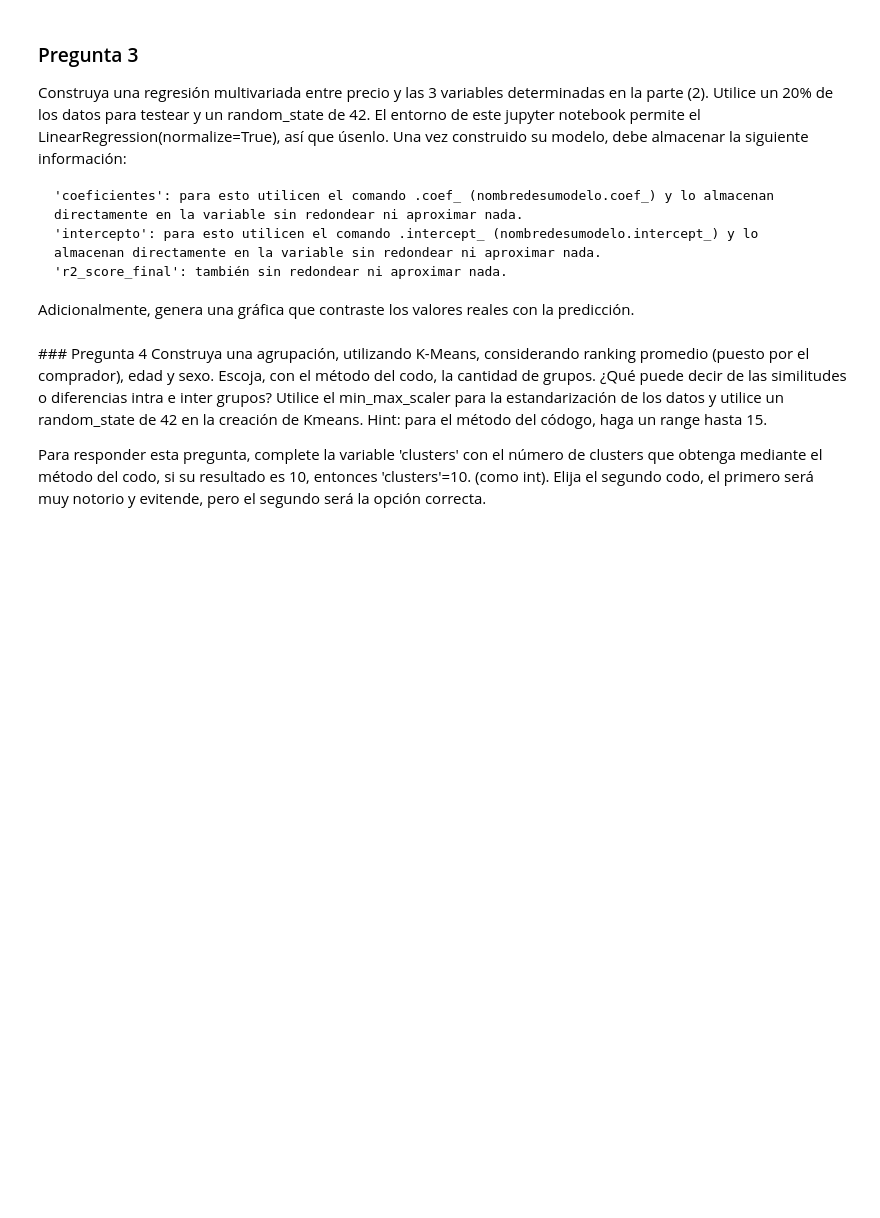
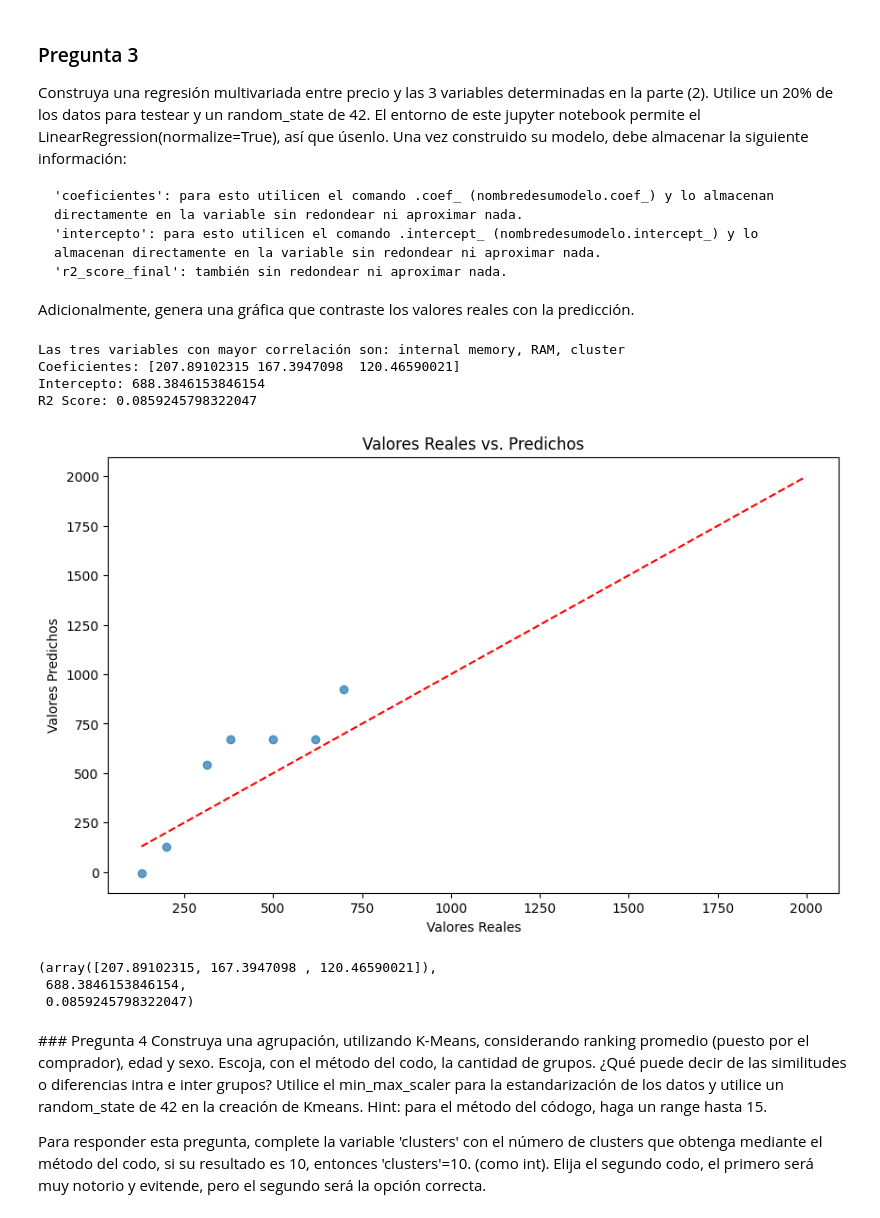
Before and after one commit to Carolinsrainbow/UC_AnalisisdeDatosEnPython, a Jupyter notebook: Laboratorio4.ipynb, the cells around one changed output. Saved outputs shown, nothing was run; the diff lists cells and outputs as text; code cells hidden in the pictures; blank space fills up the shorter version.

```diff
--- a/Laboratorio4.ipynb
+++ b/Laboratorio4.ipynb
@@ -159,0 +204,65 @@ raise NotImplementedError
+# %%
+
+
+# Seleccionar solo las columnas numéricas
+numeric_data = data.select_dtypes(include=[float, int])
+
+# Calcular la correlación (bivariada) entre el precio y todas las variables cuantitativas
+correlations = numeric_data.corr()['price'].sort_values(ascending=False)
+
+# Seleccionar las tres variables con mayor correlación con el precio
+top_correlations = correlations.index[1:4]  # Excluir 'price' mismo
+variable_1 = top_correlations[0]
+variable_2 = top_correlations[1]
+variable_3 = top_correlations[2]
+
+# Mostrar las variables seleccionadas
+print(f"Las tres variables con mayor correlación son: {variable_1}, {variable_2}, {variable_3}")
+
+# Seleccionar las variables independientes y la variable dependiente
+X = data[[variable_1, variable_2, variable_3]]
+y = data['price']
+
+# Dividir los datos en conjuntos de entrenamiento y prueba
+X_train, X_test, y_train, y_test = train_test_split(X, y, test_size=0.2, random_state=42)
+
+# Normalizar los datos
+scaler = StandardScaler()
+X_train = scaler.fit_transform(X_train)
+X_test = scaler.transform(X_test)
+
+# Crear el modelo de regresión lineal
+model = LinearRegression()
+model.fit(X_train, y_train)
+
+# Obtener los coeficientes, intercepto y r2_score
+coeficientes = model.coef_
+intercepto = model.intercept_
+y_pred = model.predict(X_test)
+r2_score_final = r2_score(y_test, y_pred)
+
+# Imprimir los resultados
+print("Coeficientes:", coeficientes)
+print("Intercepto:", intercepto)
+print("R2 Score:", r2_score_final)
+
+# Generar la gráfica que contraste los valores reales con la predicción
+plt.figure(figsize=(10, 6))
+plt.scatter(y_test, y_pred, alpha=0.7)
+plt.plot([y.min(), y.max()], [y.min(), y.max()], '--', color='red')
+plt.xlabel('Valores Reales')
+plt.ylabel('Valores Predichos')
+plt.title('Valores Reales vs. Predichos')
+plt.show()
+
+# Almacenar los resultados en variables
+coeficientes, intercepto, r2_score_final
+# %% [output]
+Las tres variables con mayor correlación son: internal memory, RAM, cluster
+Coeficientes: [207.89102315 167.3947098  120.46590021]
+Intercepto: 688.3846153846154
+R2 Score: 0.0859245798322047
+[figure, added]
+(array([207.89102315, 167.3947098 , 120.46590021]),
+ 688.3846153846154,
+ 0.0859245798322047)
```
Also changed, not shown: parts of 12 cells of this notebook.
